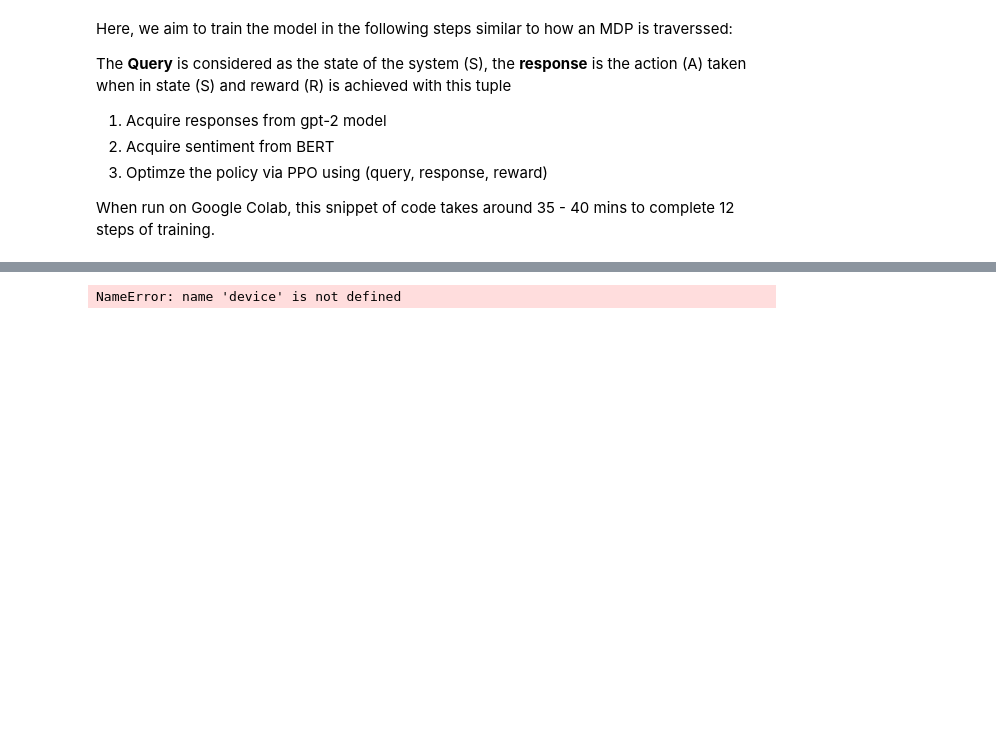
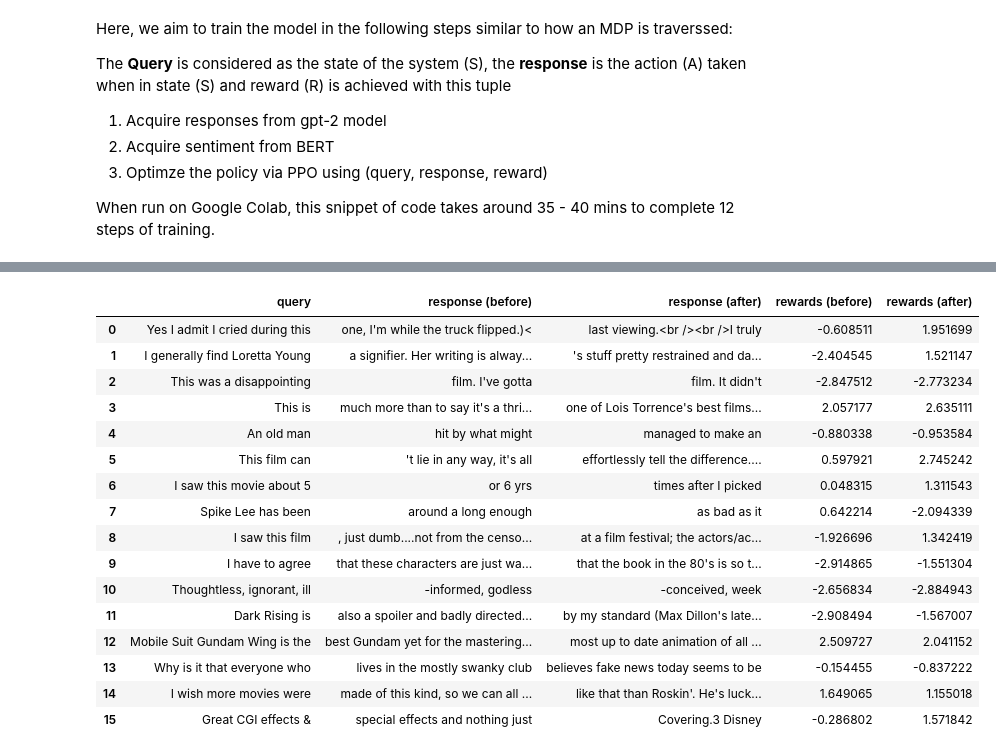
Before and after one commit to iterater/abm_book_rl_practice, a Jupyter notebook: 4_RLHF/4_RLHF.ipynb, the cells around one changed output, grey strips where cells are left out. Saved outputs shown, nothing was run; the diff lists cells and outputs as text; code cells hidden in the pictures; blank space fills up the shorter version.

```diff
--- a/4_RLHF/4_RLHF.ipynb
+++ b/4_RLHF/4_RLHF.ipynb
@@ -222,8 +200,7 @@ tokenizer.pad_token = tokenizer.eos_token
 ### Creating instances of BERT Classfied to fine tune the IMDB dataset
 # %%
 ppo_trainer = PPOTrainer(
-    config, new_model, original_model, tokenizer, dataset=dataset, data_collator=collator
-)
+    config, new_model, original_model, tokenizer, dataset=dataset, data_collator=collator)
 
 
 src_device = ppo_trainer.accelerator.device
@@ -339,7 +343,7 @@ KeyboardInterrupt:
 # %%
 #To interpret results, we create a script to generate and evaluate sentimate of respones across old and new models
 
-batch_size = 20 # Number of queries o take as input
+batch_size = 18 # Number of queries o take as input
 game_data = dict()
 dataset.set_format("pandas")
 
@@ -358,41 +362,57 @@ response_tensors_ref, response_tensors = [], []
 for i in range(batch_size):
     gen_len = output_length_sampler()
     output = original_model.generate(
-        torch.tensor(query_tensors[i]).unsqueeze(dim=0).to(device),
+        torch.tensor(query_tensors[i]).unsqueeze(dim=0).to(src_device),
         max_new_tokens=gen_len,
         **gen_kwargs
     ).squeeze()[-gen_len:]
     response_tensors_ref.append(output)
     output = new_model.generate(
-        input_ids=torch.tensor(query_tensors[i]).unsqueeze(dim=0).to(device),
+        input_ids=torch.tensor(query_tensors[i]).unsqueeze(dim=0).to(src_device),
         max_new_tokens=gen_len,
         **gen_kwargs
     ).squeeze()[-gen_len:]
     response_tensors.append(output)
 
 
 # Recover the text from given tokenized vector
 game_data["response (before)"] = [
     tokenizer.decode(response_tensors_ref[i]) for i in range(batch_size)
 ]
 game_data["response (after)"] = [
     tokenizer.decode(response_tensors[i]) for i in range(batch_size)
 ]
 
 # Sentiment analysis of query-response pairs before feedback training
 texts = [q + r for q, r in zip(game_data["query"], game_data["response (before)"])]
 game_data["rewards (before)"] = [
     output[1]["score"] for output in sentiment_pipe(texts, **sent_kwargs)
 ]
 
 # Sentiment analysis of query-response pairs after feedback training via PPO RL
 texts = [q + r for q, r in zip(game_data["query"], game_data["response (after)"])]
 game_data["rewards (after)"] = [
     output[1]["score"] for output in sentiment_pipe(texts, **sent_kwargs)
 ]
 
 # Visualization of the results
 df_results = pd.DataFrame(game_data)
 df_results
 # %% [output]
-NameError: name 'device' is not defined
+|  | query | response (before) | response (after) | rewards (before) | rewards (after) |
+| 0 | Yes I admit I cried during this | one, I'm while the truck flipped.)< | last viewing.<br /><br />I truly | -0.608511 | 1.951699 |
+| 1 | I generally find Loretta Young | a signifier. Her writing is alway... | 's stuff pretty restrained and da... | -2.404545 | 1.521147 |
+| 2 | This was a disappointing | film. I've gotta | film. It didn't | -2.847512 | -2.773234 |
+| 3 | This is | much more than to say it's a thri... | one of Lois Torrence's best films... | 2.057177 | 2.635111 |
+| 4 | An old man | hit by what might | managed to make an | -0.880338 | -0.953584 |
+| 5 | This film can | 't lie in any way, it's all | effortlessly tell the difference.... | 0.597921 | 2.745242 |
+| 6 | I saw this movie about 5 | or 6 yrs | times after I picked | 0.048315 | 1.311543 |
+| 7 | Spike Lee has been | around a long enough | as bad as it | 0.642214 | -2.094339 |
+| 8 | I saw this film | , just dumb....not from the censo... | at a film festival; the actors/ac... | -1.926696 | 1.342419 |
+| 9 | I have to agree | that these characters are just wa... | that the book in the 80's is so t... | -2.914865 | -1.551304 |
+| 10 | Thoughtless, ignorant, ill | -informed, godless | -conceived, week | -2.656834 | -2.884943 |
+| 11 | Dark Rising is | also a spoiler and badly directed... | by my standard (Max Dillon's late... | -2.908494 | -1.567007 |
+| 12 | Mobile Suit Gundam Wing is the | best Gundam yet for the mastering... | most up to date animation of all ... | 2.509727 | 2.041152 |
+| 13 | Why is it that everyone who | lives in the mostly swanky club | believes fake news today seems to be | -0.154455 | -0.837222 |
+| 14 | I wish more movies were | made of this kind, so we can all ... | like that than Roskin'. He's luck... | 1.649065 | 1.155018 |
+| 15 | Great CGI effects & | special effects and nothing just | Covering.3 Disney | -0.286802 | 1.571842 |
```
Also changed, not shown: parts of 12 cells of this notebook, 5 other files.
